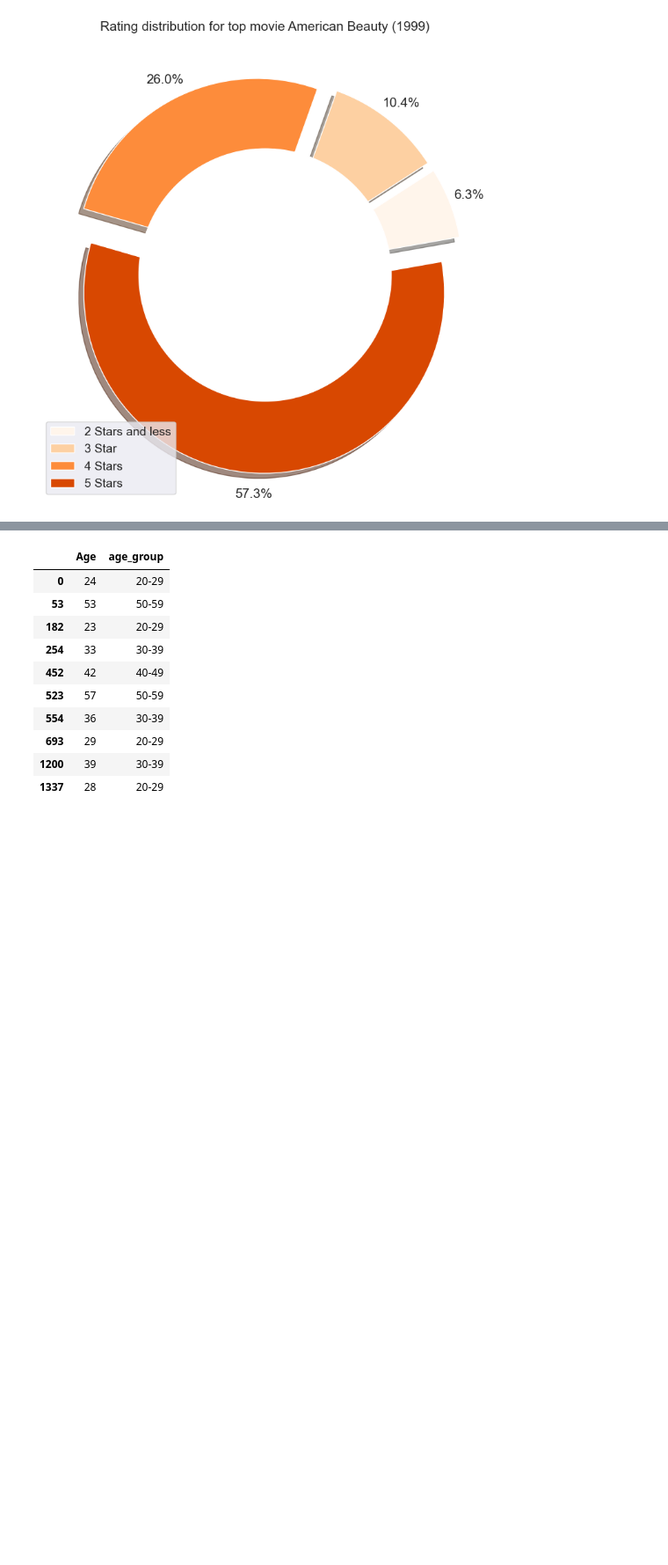
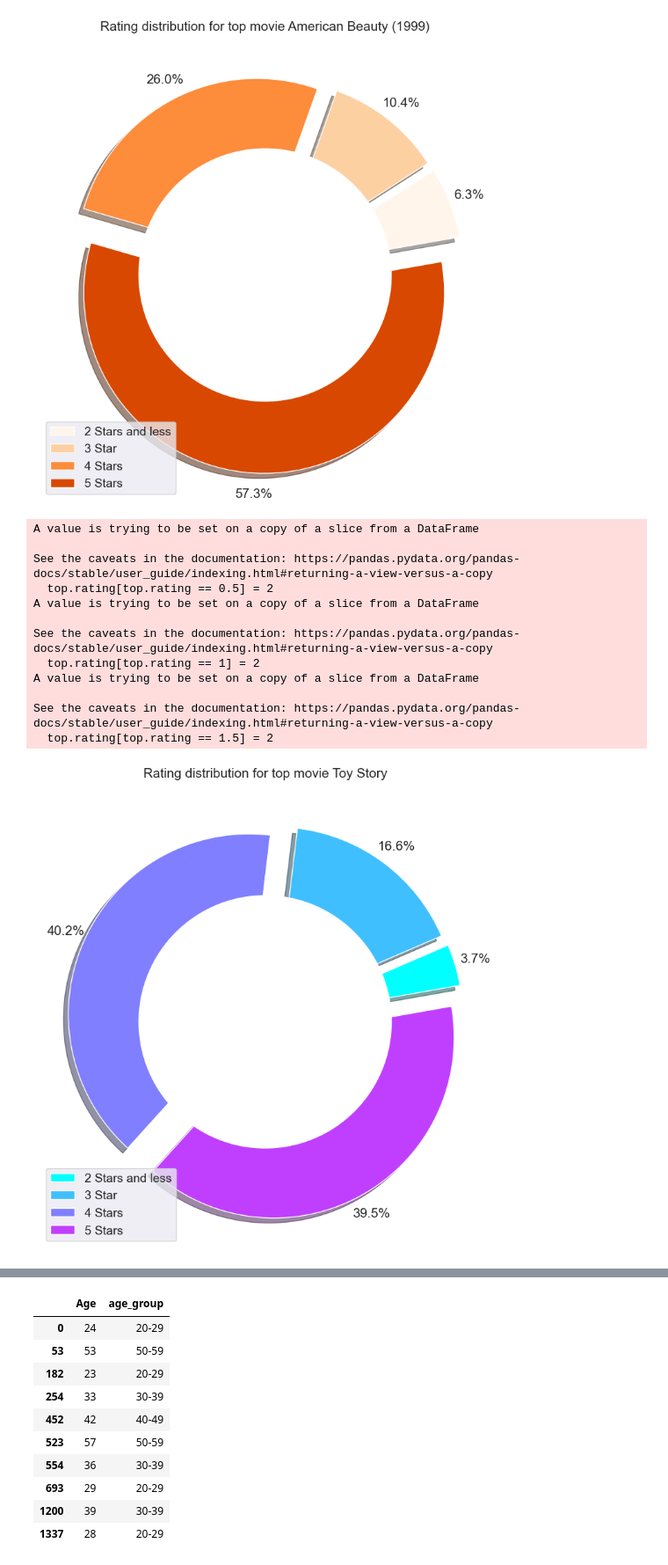
Before and after one commit to JohnTan38/Recommender, a Jupyter notebook: movie_recommendation_system.ipynb, the cells around one changed output, grey strips where cells are left out. Shown at 88% size. Drawn from its saved outputs; the diff is of its cells as text; code cells hidden in the pictures; blank space fills up the shorter version.

```diff
--- a/movie_recommendation_system.ipynb
+++ b/movie_recommendation_system.ipynb
@@ -233,3 +233,61 @@ A value is trying to be set on a copy of a slice from a DataFrame
 See the caveats in the documentation: https://pandas.pydata.org/pandas-docs/stable/user_guide/indexing.html#returning-a-view-versus-a-copy
   top.rating[top.rating == 1.5] = 2
 [figure]
+# %%
+movie_ID = 1 # Toy Story movie_ID = 1
+top = ratings[ratings['movie_id'] == movie_ID]
+
+# Group all 2 star and lower ratings together
+top.rating[top.rating == 0.5] = 2
+top.rating[top.rating == 1] = 2
+top.rating[top.rating == 1.5] = 2
+
+# Count how many ratings are in each category: 1 star, 2 star, ect
+grouped = pd.DataFrame(top.groupby(['rating'])['movie_id'].count())
+grouped.rename(columns={'movie_id':'rating_count'}, inplace=True)
+
+# Create the figure
+fig = plt.figure(figsize=(15,15))
+ax = fig.add_subplot(122)
+
+# Create the colour palette
+labels = ['2 Stars and less', '3 Star', '4 Stars', '5 Stars']
+theme = plt.get_cmap('cool')
+ax.set_prop_cycle("color", [theme(1. * i / len(labels))
+                                 for i in range(len(labels))])
+sns.set(font_scale=1.25)
+
+# Create the pie chart
+pie = ax.pie(grouped['rating_count'],
+                 autopct='%1.1f%%',
+                 #labels=labels,
+                 shadow=True,
+                 startangle=10,
+                 pctdistance=1.115,
+                 explode = (0.1, 0.1, 0.1, 0.1))
+
+# Turn the pie chart into a donut chart
+centre_circle = plt.Circle((0,0),0.70,fc='white')
+fig = plt.gcf()
+fig.gca().add_artist(centre_circle)
+
+# Display the donut chart with a legend
+ax.set_title('Rating distribution for top movie '+ 'Toy Story' +'\n', fontsize=15)
+#ax.set_title('Rating distribution for top movie '+ str(movie_top[1]) +'\n', fontsize=15)
+plt.legend(pie[0], labels, loc="lower left")
+plt.tight_layout()
+plt.show()
+# %% [output]
+A value is trying to be set on a copy of a slice from a DataFrame
+
+See the caveats in the documentation: https://pandas.pydata.org/pandas-docs/stable/user_guide/indexing.html#returning-a-view-versus-a-copy
+  top.rating[top.rating == 0.5] = 2
+A value is trying to be set on a copy of a slice from a DataFrame
+
+See the caveats in the documentation: https://pandas.pydata.org/pandas-docs/stable/user_guide/indexing.html#returning-a-view-versus-a-copy
+  top.rating[top.rating == 1] = 2
+A value is trying to be set on a copy of a slice from a DataFrame
+
+See the caveats in the documentation: https://pandas.pydata.org/pandas-docs/stable/user_guide/indexing.html#returning-a-view-versus-a-copy
+  top.rating[top.rating == 1.5] = 2
+[figure, added]
```
Also changed, not shown: parts of 4 cells of this notebook.
